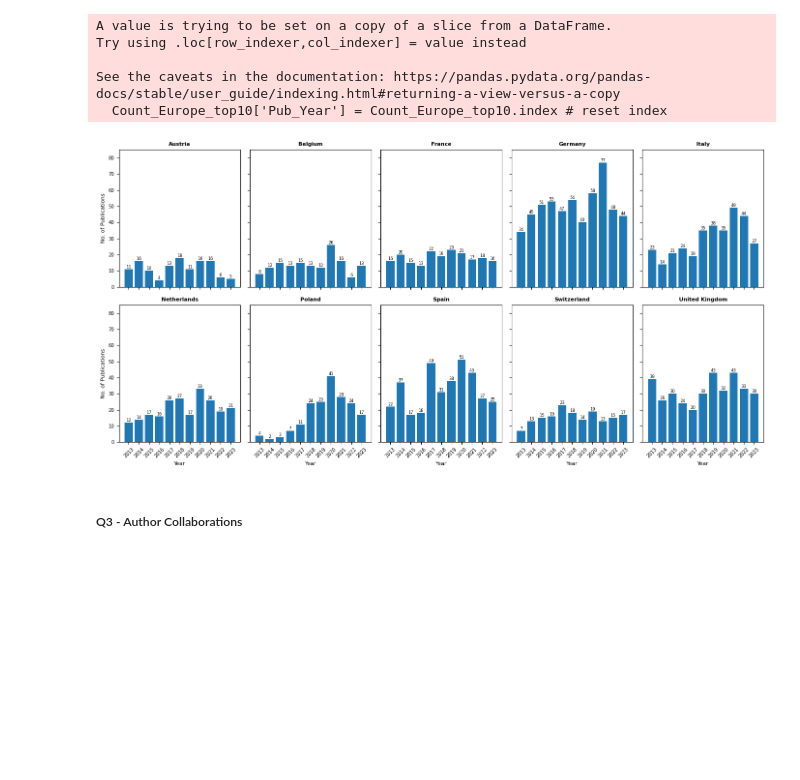
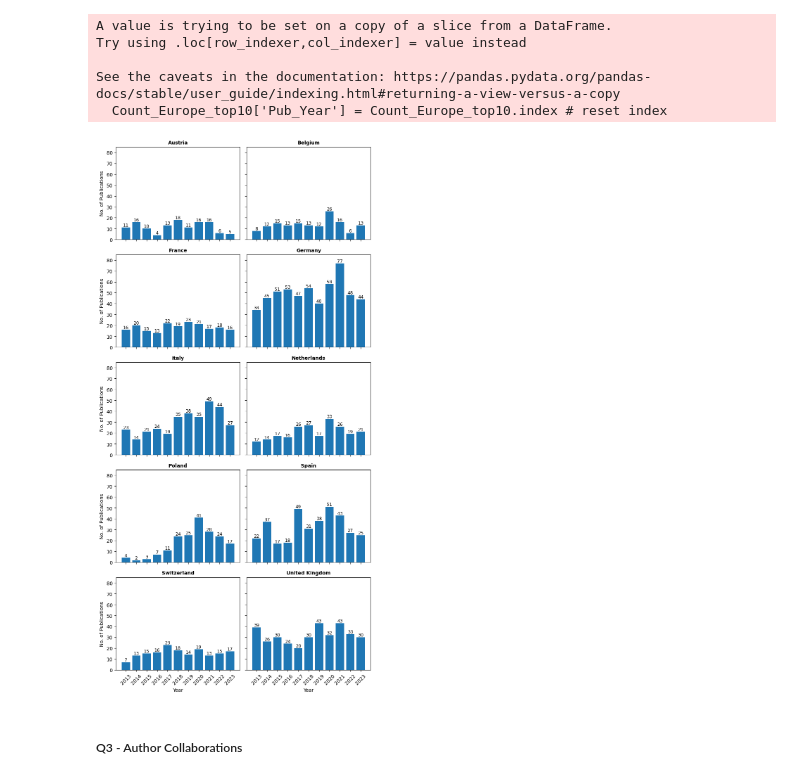
Before and after one commit to Arg-Pep/CS648---Project-ID-24-8, a Jupyter notebook: CS648 - Code.ipynb, the cells around one changed output. Cells and saved outputs as stored; diff of their text form; code cells hidden in the pictures; blank space fills up the shorter version.

Commit message:
Minor changes to plots
Small adjustments in plots for final presentation

```diff
--- a/CS648 - Code.ipynb
+++ b/CS648 - Code.ipynb
@@ -1165,44 +1165,44 @@ See the caveats in the documentation: https://pandas.pydata.org/pandas-docs/stab
 # %%
 # Extract the list of countries from df
 countries = Count_Europe_top10.columns.difference(['Pub_Year'])
 
 # Subplots
-fig, axes = plt.subplots(2, 5, figsize=(14, 7))
+fig, axes = plt.subplots(5, 2, figsize=(8, 16))
 
 # Flatten the axes array
 axes = axes.flatten()
 
 # Loop through each country and create the plot
 for i,country in enumerate(countries):
     ax = axes[i]
     bars = ax.bar(Count_Europe_top10['Pub_Year'], Count_Europe_top10[country], label=Count_Europe_top10['Pub_Year'])
     ax.set_xticks(Count_Europe_top10['Pub_Year'], labels=Count_Europe_top10['Pub_Year'], rotation= 45)
-    #ax.tick_params(axis='y', labelsize=7)  # Set the label size for y-axis
+    #ax.tick_params(axis='y', labelsize=10)  # Set the label size for y-axis
     ax.set_ylim(0, 85)
-    ax.tick_params(axis='x', labelsize=7)  # Set the label size for x-axis
-    ax.set_title(country, fontsize=8, weight='bold')
+    #ax.tick_params(axis='x', labelsize=10)  # Set the label size for x-axis
+    ax.set_title(country, fontsize=10, weight='bold')
     # Add count value on top of each bar
     for bar in bars:
         yval = bar.get_height()
-        ax.text(bar.get_x() + bar.get_width()/2, yval, int(yval), ha='center', va='bottom', fontsize= 6)
+        ax.text(bar.get_x() + bar.get_width()/2, yval, int(yval), ha='center', va='bottom', fontsize= 9)
 
     # Set y-label only on the leftmost column
-    if i == 0 or i == 5:
-        ax.set_ylabel('No. of Publications', fontsize= 8)
-        ax.tick_params(axis='y', labelsize=7)  # Set the label size for y-axis
+    if i % 2 == 0:
+        ax.set_ylabel('No. of Publications', fontsize= 10)
+        ax.tick_params(axis='y', labelsize=10)  # Set the label size for y-axis
     else:
         ax.set_yticklabels([])
 
     # Set x-label only on the bottommost row
-    if i // 5 == 1:
-        ax.set_xlabel('Year', fontsize= 8)
+    if i == 8 or i == 9:
+        ax.set_xlabel('Year', fontsize= 10)
     else:
         ax.set_xticklabels([])
 
 # Adjust layout
 plt.tight_layout()
 # %% [output]
-[figure, old version]
+[figure, new version]
 # %% [markdown]
 ##### Q3 - Author Collaborations
 # %%
```
Also changed, not shown: parts of 2 cells of this notebook.
